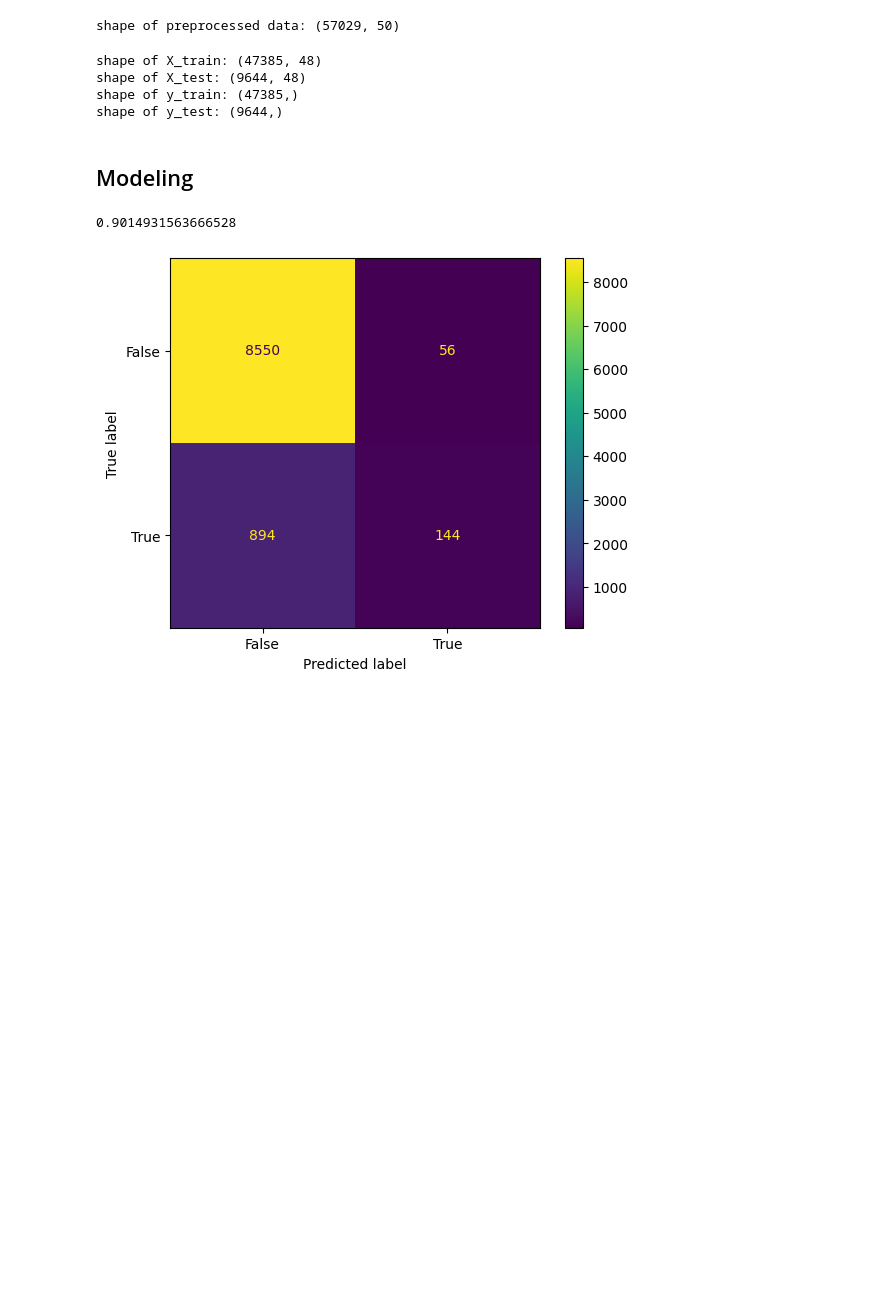
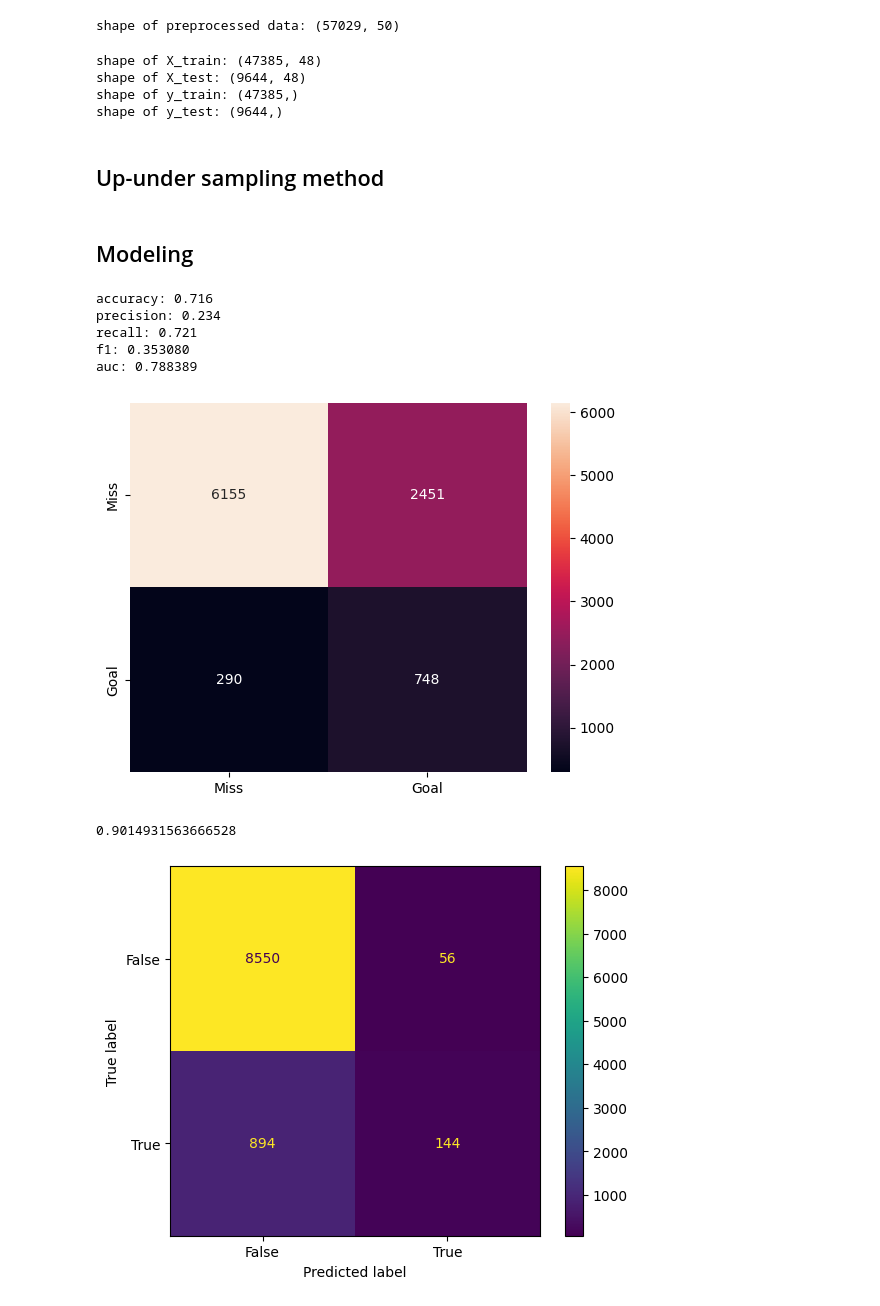
Before and after one commit to puxiao10/Hierarchy_xG_Model, a Jupyter notebook: xG_model_EPL_17-23.ipynb, the cells around one changed output. Drawn from its saved outputs; the diff is of its cells as text; code cells hidden in the pictures; blank space fills up the shorter version.

Commit message:
create DATASET class with under & over sampling in utils.py by invoker (11/02/2023)

```diff
--- a/xG_model_EPL_17-23.ipynb
+++ b/xG_model_EPL_17-23.ipynb
@@ -72,6 +72,28 @@ shape of X_train: (47385, 48)
 shape of X_test: (9644, 48)
 shape of y_train: (47385,)
 shape of y_test: (9644,)
+# %% [markdown]
+## Up-under sampling method
+# %%
+train_data = DATASET(X_train, y_train, random_state = 42)
 # %% [markdown]
 ## Modeling
+# %%
+import xgboost as xgb
+classifier_xgb = xgb.XGBClassifier(
+    n_estimators=100,
+    max_depth=3,
+    learning_rate=0.1,
+)
+model = train_data.fit(classifier_xgb, sampling = "over") # sampling = "over" or "under" or "original"
+prob = model.predict_proba(X_test)[:,1]
+# %%
+evaluate(input = prob, target = y_test)
+# %% [output]
+accuracy: 0.716
+precision: 0.234
+recall: 0.721
+f1: 0.353080
+auc: 0.788389
+[figure, added]
 # %%
```
Also changed, not shown: parts of 1 cell of this notebook, 1 other file.
